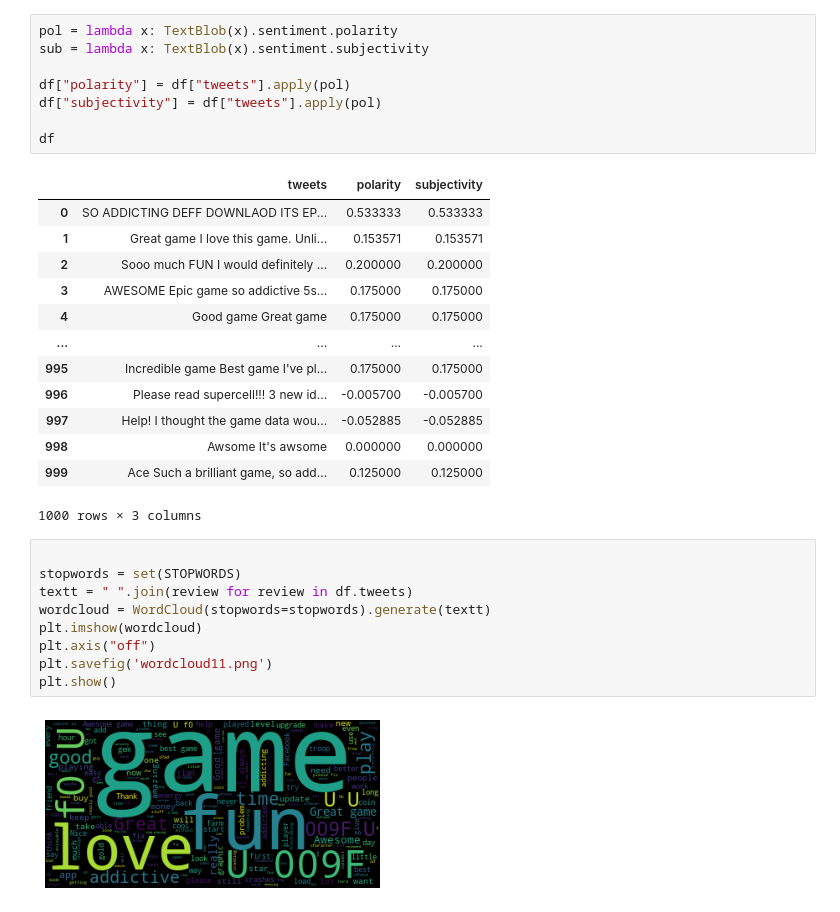
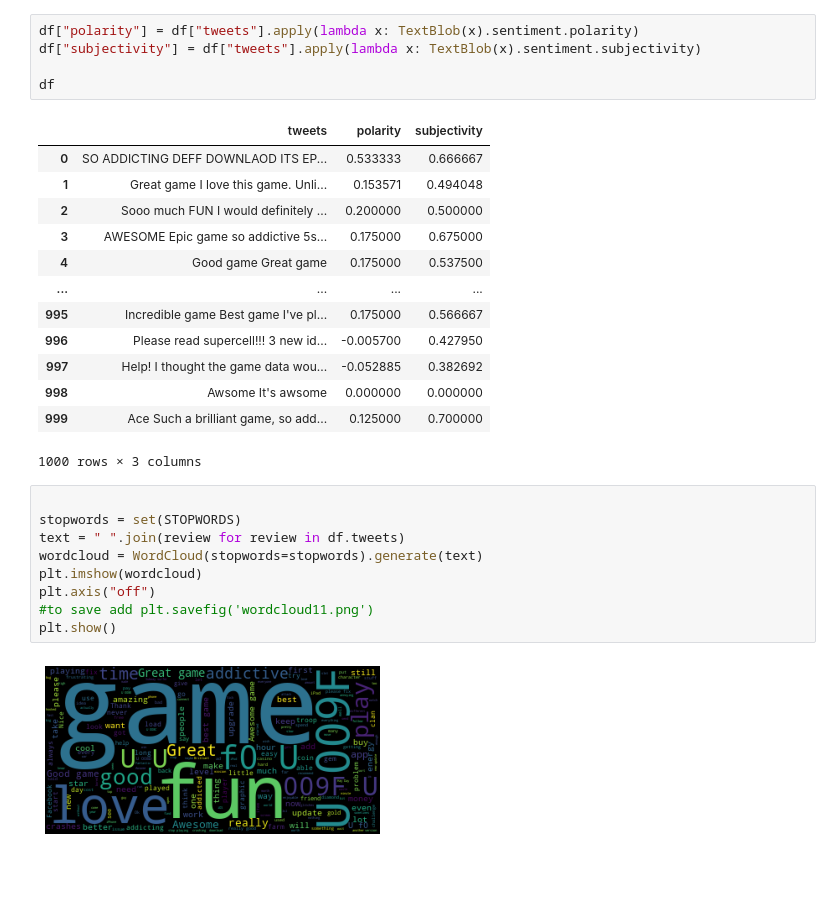
Before and after one commit to ChrisAlejandroPalabay/pythondash, a Jupyter notebook: AcSentiment.ipynb, the cells around one changed output. Saved outputs shown, nothing was run; the diff lists cells and outputs as text; blank space fills up the shorter version.

```diff
--- a/AcSentiment.ipynb
+++ b/AcSentiment.ipynb
@@ -29,33 +29,30 @@ df
 # %%
-pol = lambda x: TextBlob(x).sentiment.polarity
-sub = lambda x: TextBlob(x).sentiment.subjectivity
-
-df["polarity"] = df["tweets"].apply(pol)
-df["subjectivity"] = df["tweets"].apply(pol)
+df["polarity"] = df["tweets"].apply(lambda x: TextBlob(x).sentiment.polarity)
+df["subjectivity"] = df["tweets"].apply(lambda x: TextBlob(x).sentiment.subjectivity)
 
 df
 # %% [output]
 |  | tweets | polarity | subjectivity |
-| 0 | SO ADDICTING DEFF DOWNLAOD ITS EP... | 0.533333 | 0.533333 |
-| 1 | Great game I love this game. Unli... | 0.153571 | 0.153571 |
-| 2 | Sooo much FUN I would definitely ... | 0.200000 | 0.200000 |
-| 3 | AWESOME Epic game so addictive 5s... | 0.175000 | 0.175000 |
-| 4 | Good game Great game | 0.175000 | 0.175000 |
+| 0 | SO ADDICTING DEFF DOWNLAOD ITS EP... | 0.533333 | 0.666667 |
+| 1 | Great game I love this game. Unli... | 0.153571 | 0.494048 |
+| 2 | Sooo much FUN I would definitely ... | 0.200000 | 0.500000 |
+| 3 | AWESOME Epic game so addictive 5s... | 0.175000 | 0.675000 |
+| 4 | Good game Great game | 0.175000 | 0.537500 |
 | ... | ... | ... | ... |
-| 995 | Incredible game Best game I've pl... | 0.175000 | 0.175000 |
-| 996 | Please read supercell!!! 3 new id... | -0.005700 | -0.005700 |
-| 997 | Help! I thought the game data wou... | -0.052885 | -0.052885 |
+| 995 | Incredible game Best game I've pl... | 0.175000 | 0.566667 |
+| 996 | Please read supercell!!! 3 new id... | -0.005700 | 0.427950 |
+| 997 | Help! I thought the game data wou... | -0.052885 | 0.382692 |
 | 998 | Awsome It's awsome | 0.000000 | 0.000000 |
-| 999 | Ace Such a brilliant game, so add... | 0.125000 | 0.125000 |
+| 999 | Ace Such a brilliant game, so add... | 0.125000 | 0.700000 |
 1000 rows × 3 columns
 # %%
 
 stopwords = set(STOPWORDS)
-textt = " ".join(review for review in df.tweets)
-wordcloud = WordCloud(stopwords=stopwords).generate(textt)
+text = " ".join(review for review in df.tweets)
+wordcloud = WordCloud(stopwords=stopwords).generate(text)
 plt.imshow(wordcloud)
 plt.axis("off")
-plt.savefig('wordcloud11.png')
+#to save add plt.savefig('wordcloud11.png')
 plt.show()
 # %% [output]
-[figure, old version]
+[figure, new version]
```
Also changed, not shown: parts of 2 cells of this notebook, 7 other files.
